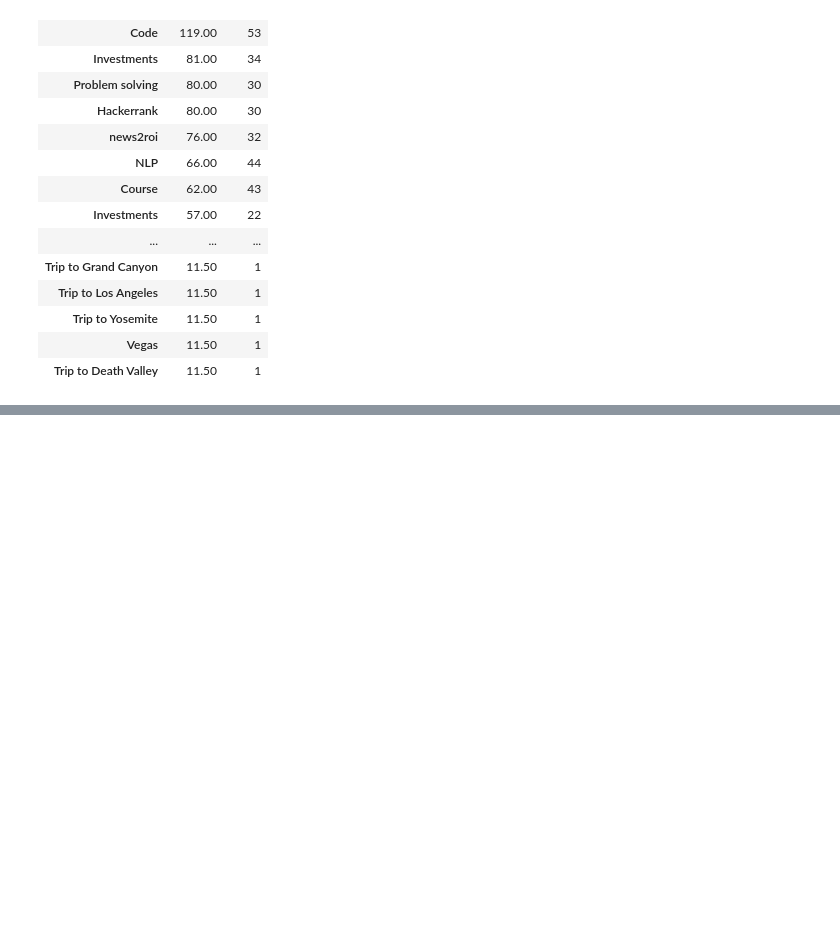
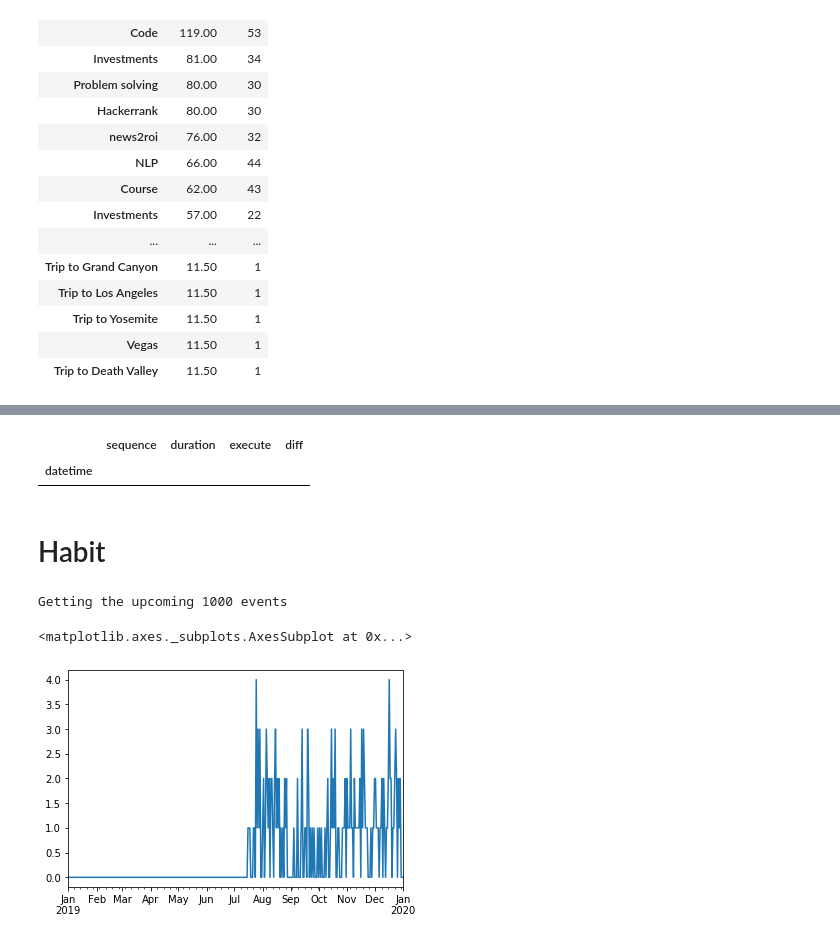
Before and after one commit to jvalansi/notebooks, a Jupyter notebook: calendar_analysis.ipynb, the cells around one changed output, grey strips where cells are left out. Saved outputs shown, nothing was run; the diff lists cells and outputs as text; code cells hidden in the pictures; blank space fills up the shorter version.

Commit message:
Adding plan vs. execute + habit analysis

```diff
--- a/calendar_analysis.ipynb
+++ b/calendar_analysis.ipynb
@@ -493,0 +549,7 @@ durations.sort_values('duration', ascending=False).to_csv('data/google_calendar_
+# %%
+durations[durations['diff']>0]
+# %% [output]
+|  | sequence | duration | execute | diff |
+| datetime |  |  |  |  |
+# %% [markdown]
+# Habit
@@ -493,0 +558,21 @@ durations.sort_values('duration', ascending=False).to_csv('data/google_calendar_
+# %%
+habit_events = get_events(habit_id, 2019)
+# %% [output]
+Getting the upcoming 1000 events
+# %%
+habit_df = pd.DataFrame(habit_events)
+# %%
+habit_df['datetime'] = habit_df['start'].apply(lambda x: get_datetime(x, just_date=True))
+# %%
+s = habit_df.groupby('datetime').count()['id']
+# %%
+idx = pd.date_range('01-01-2019', '01-01-2020')
+
+s.index = pd.DatetimeIndex(s.index)
+
+s = s.reindex(idx, fill_value=0)
+# %%
+s.plot()
+# %% [output]
+<matplotlib.axes._subplots.AxesSubplot at 0x...>
+[figure, added]
```
Also changed, not shown: parts of 42 cells of this notebook, 2 other files.
